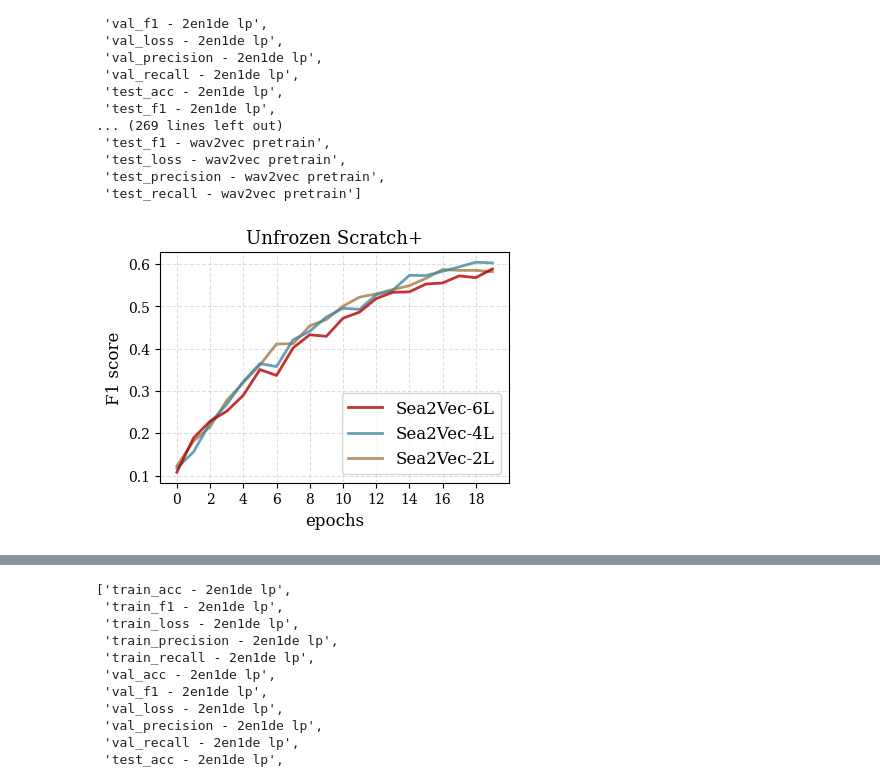
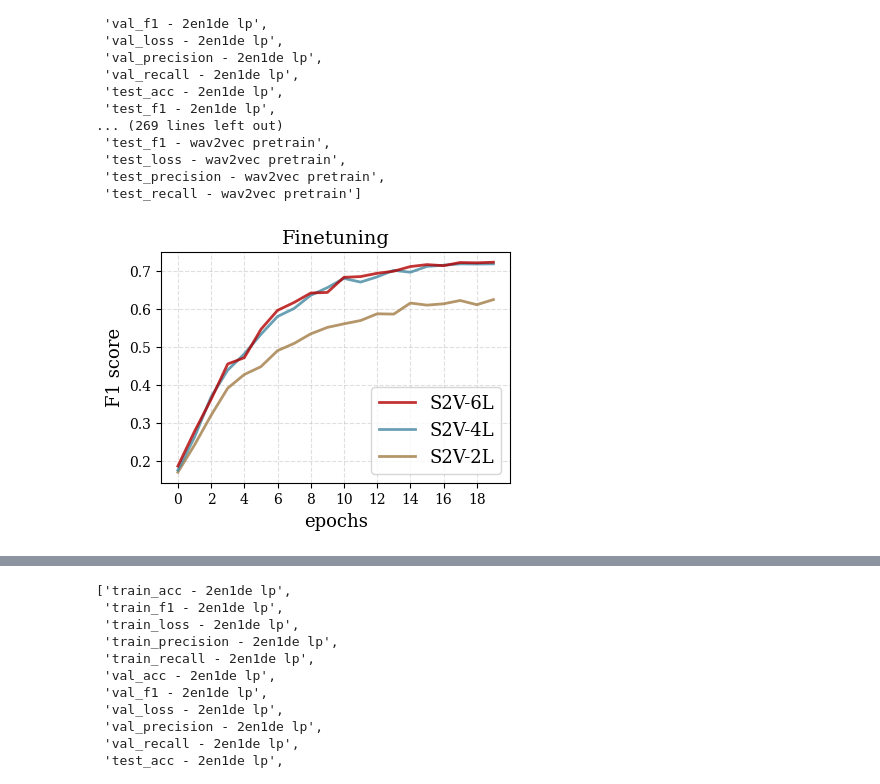
Before and after one commit to amoughnieh/mbari-mae, a Jupyter notebook: notebook/downstream/plots.ipynb, the cells around one changed output, grey strips where cells are left out. Drawn from its saved outputs; the diff is of its cells as text; code cells hidden in the pictures.

```diff
--- a/notebook/downstream/plots.ipynb
+++ b/notebook/downstream/plots.ipynb
@@ -5,17 +5,17 @@ import matplotlib.pyplot as plt
 import os
 
 model_dict = {
-    '2en1de': 'Sea2Vec-2L',
-    '4en1de': 'Sea2Vec-4L',
-    '6en1de': 'Sea2Vec-6L',
-    '2en1de scratch': 'Sea2Vec-2L scratch',
-    '4en1de scratch': 'Sea2Vec-4L scratch',
-    '6en1de scratch': 'Sea2Vec-6L scratch',
+    '2en1de': 'S2V-2L',
+    '4en1de': 'S2V-4L',
+    '6en1de': 'S2V-6L',
+    '2en1de scratch': 'S2V-2L scratch',
+    '4en1de scratch': 'S2V-4L scratch',
+    '6en1de scratch': 'S2V-6L scratch',
     'wav2vec': 'Wav2Vec2',
     'imagenet': 'ImageNet'
 }
 # %%
-model_dir = r'ft_lp_results\_aggregate results'
+model_dir = r'ft_lp_results\5 seeds aggregate results'
 data_df = pd.DataFrame()
 
 try:
@@ -174,8 +170,8 @@ color_map = {
 }
 # %%
 def plot_cross_comp(data_type='val', metric='f1', model='scratch', neg='scratch+', linewidth=2, save_plot=False):
-    font_s = {'family': 'serif', 'weight': 'normal', 'size': 12}
-    font_l = {'family': 'serif', 'weight': 'normal', 'size': 13}
+    font_s = {'family': 'serif', 'weight': 'normal', 'size': 13}
+    font_l = {'family': 'serif', 'weight': 'normal', 'size': 14}
 
     color_map = {
         '2en1de': '#a17c45', #949494
@@ -197,35 +193,35 @@ def plot_cross_comp(data_type='val', metric='f1', model='scratch', neg='scratch+
         if not neg in i and model in i and metric in i and data_type in i and 'imagenet' in i:
             plt.plot(data_df[i], label=model_dict['imagenet'], lw=linewidth, color=color_map['imagenet'], alpha=0.8)'''
     handles, labels = plt.gca().get_legend_handles_labels()
     unique_entries = dict(zip(labels, handles))
 
     legend_order = [
         model_dict['6en1de'],
         model_dict['wav2vec'],
         model_dict['imagenet'],
         model_dict['4en1de'],
         model_dict['2en1de'],
     ]
 
     sorted_handles = [unique_entries[label] for label in legend_order if label in unique_entries]
     sorted_labels = [label for label in legend_order if label in unique_entries]
 
     plt.legend(sorted_handles, sorted_labels, loc='lower right', prop=font_s)
     plt.xlabel('epochs', fontdict=font_s)
     plt.ylabel('F1 score', fontdict=font_s)
-    plt.title('Unfrozen Scratch+', fontdict=font_l)
+    plt.title('Finetuning', fontdict=font_l)
 
     plt.xticks(fontname="serif", fontsize=10)
     plt.yticks(fontname="serif", fontsize=10)
 
     plt.xlim(-1, 20)
     plt.xticks(np.arange(0, 20, 2))
     plt.grid(True, linestyle='--', alpha=0.4)
     if save_plot:
         plt.savefig(os.path.join(model_dir, f'{model}-{metric}.pdf'), bbox_inches='tight', pad_inches=0)
     plt.show()
-plot_cross_comp(model='scratch+', neg='-1', save_plot=False)
+plot_cross_comp(model='pretrain', neg='scratch', save_plot=False)
 # %% [output]
-[figure, old version]
+[figure, new version]
 # %%
 def plot_cross_comp(data_type='val', metric='f1', model='scratch', neg='scratch+', linewidth=2, save_plot=False):
```
Also changed, not shown: parts of 6 cells of this notebook, 36 other files.
